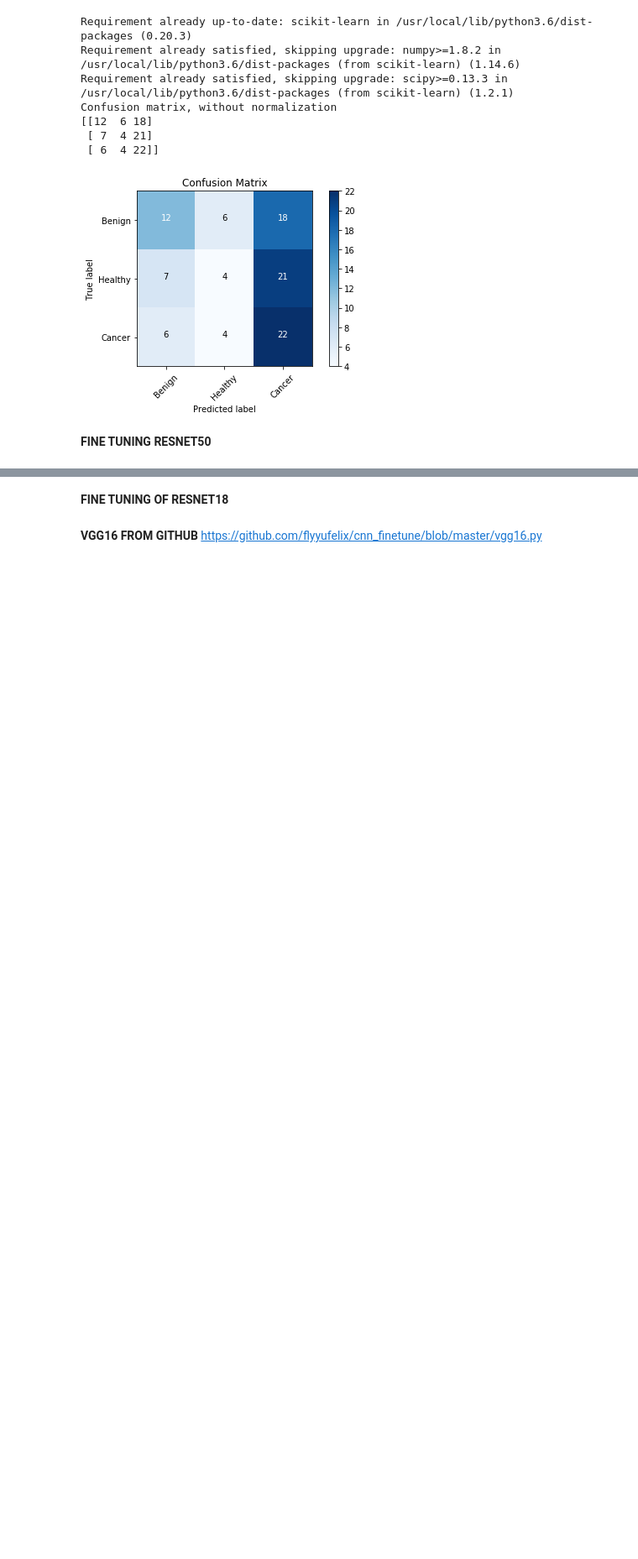
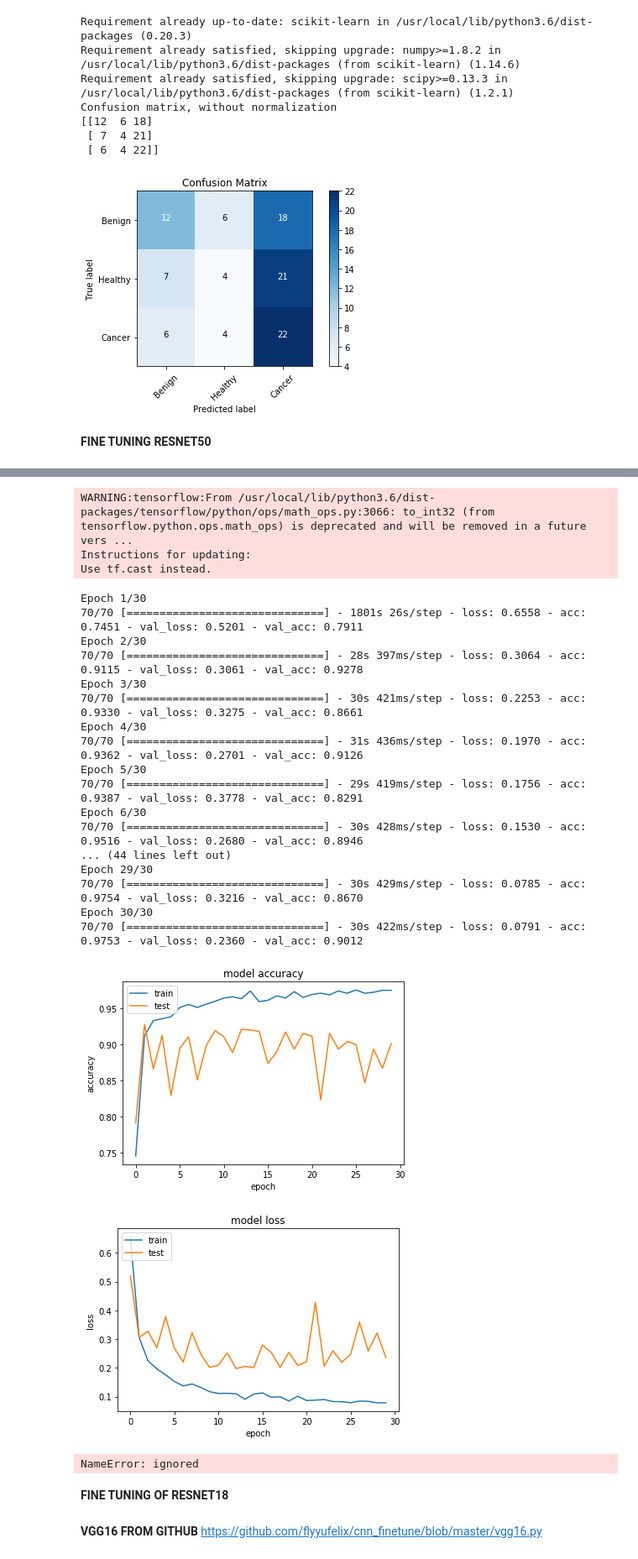
Before and after one commit to Marel88/Bioinfo_7_1, a Jupyter notebook: Bio_training.ipynb, the cells around one changed output, grey strips where cells are left out. Shown: that part at 84% size. Cells and saved outputs as stored; diff of their text form; code cells hidden in the pictures; blank space fills up the shorter version.

```diff
--- a/Bio_training.ipynb
+++ b/Bio_training.ipynb
@@ -1091,7 +1091,7 @@ def printGraph(history):
     plt.legend(['train', 'test'], loc='upper left')
     plt.show()
 
-def saveCoreMLModel(kerasModel):
+'''def saveCoreMLModel(kerasModel):
     coreml_model = coremltools.converters.keras.convert(kerasModel,
                                                     input_names=['input'],
                                                     output_names=['probs'],
@@ -1100,21 +1100,22 @@ def saveCoreMLModel(kerasModel):
                                                     class_labels = 'drive/Resnet/labels.txt')
     coreml_model.save('resnet50custom.mlmodel')
     print('CoreML model saved')
-
+'''
 
 def main():
     model = get_model()
     compile_model(model)
     modelFitGenerator(model)
-    saveCoreMLModel(model)
+    #saveCoreMLModel(model)
 
 
 if __name__ == '__main__':
     # constants
     image_size = (224, 224)
-    train_data_dir = 'drive/Resnet/dataset/train'
-    validation_data_dir = 'drive/Resnet/dataset/test'
-    nb_epoch = 50
-    batch_size = 16
-    num_classes = 6
+    train_data_dir = '/content/gdrive/My Drive/Bioinformatica/Organized dataset/Training/Patches'
+    validation_data_dir = '/content/gdrive/My Drive/Bioinformatica/Organized dataset/Validation/Patches'
+    nb_epoch = 30
+    batch_size = 32
+    num_classes = 3
     main()
+# %% [output]
@@ -1121,3 +1153,26 @@ if __name__ == '__main__':
+WARNING:tensorflow:From /usr/local/lib/python3.6/dist-packages/tensorflow/python/ops/math_ops.py:3066: to_int32 (from tensorflow.python.ops.math_ops) is deprecated and will be removed in a future vers ...
+Instructions for updating:
+Use tf.cast instead.
+Epoch 1/30
+70/70 [==============================] - 1801s 26s/step - loss: 0.6558 - acc: 0.7451 - val_loss: 0.5201 - val_acc: 0.7911
+Epoch 2/30
+70/70 [==============================] - 28s 397ms/step - loss: 0.3064 - acc: 0.9115 - val_loss: 0.3061 - val_acc: 0.9278
+Epoch 3/30
+70/70 [==============================] - 30s 421ms/step - loss: 0.2253 - acc: 0.9330 - val_loss: 0.3275 - val_acc: 0.8661
+Epoch 4/30
+70/70 [==============================] - 31s 436ms/step - loss: 0.1970 - acc: 0.9362 - val_loss: 0.2701 - val_acc: 0.9126
+Epoch 5/30
+70/70 [==============================] - 29s 419ms/step - loss: 0.1756 - acc: 0.9387 - val_loss: 0.3778 - val_acc: 0.8291
+Epoch 6/30
+70/70 [==============================] - 30s 428ms/step - loss: 0.1530 - acc: 0.9516 - val_loss: 0.2680 - val_acc: 0.8946
+... (44 lines left out)
+Epoch 29/30
+70/70 [==============================] - 30s 429ms/step - loss: 0.0785 - acc: 0.9754 - val_loss: 0.3216 - val_acc: 0.8670
+Epoch 30/30
+70/70 [==============================] - 30s 422ms/step - loss: 0.0791 - acc: 0.9753 - val_loss: 0.2360 - val_acc: 0.9012
+[figure, added]
+[figure, added]
+NameError: ignored
 # %% [markdown]
 **FINE TUNING OF RESNET18**
 # %% [markdown]
```
Also changed, not shown: parts of 1 cell of this notebook.
